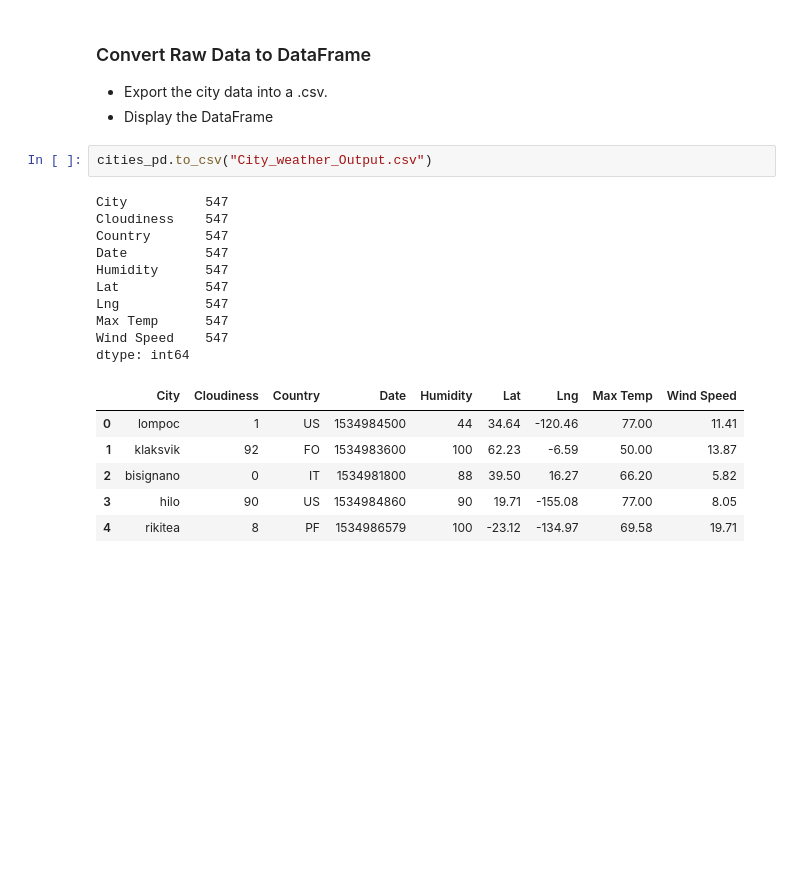
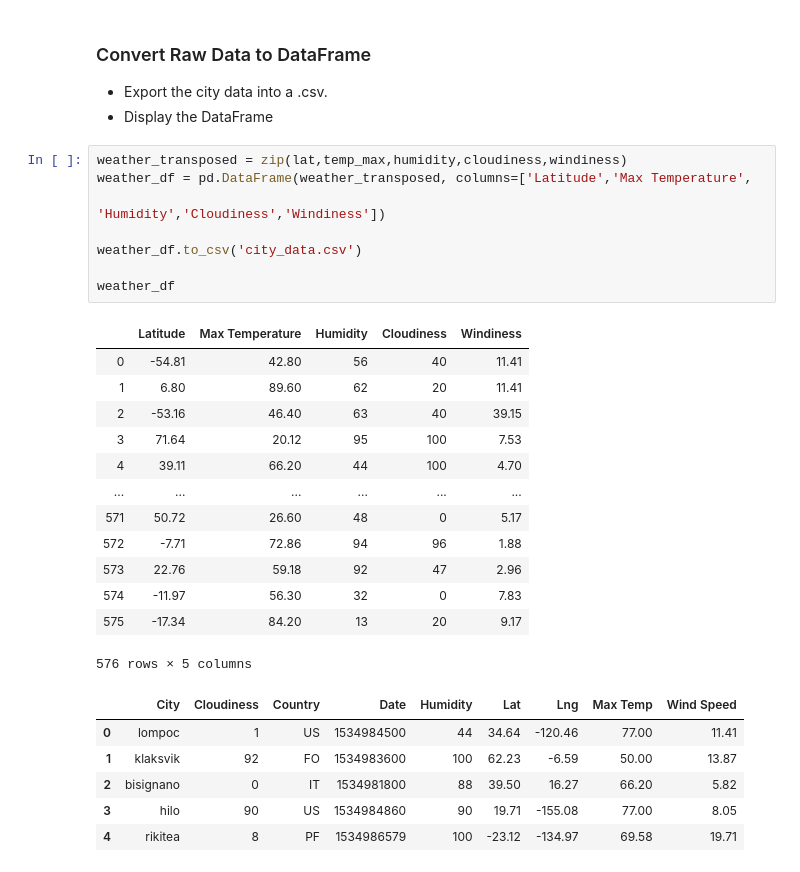
Before and after one commit to jbell69/python-api-challenge, a Jupyter notebook: WeatherPy/WeatherPy.ipynb, the cells around one changed output. Drawn from its saved outputs; the diff is of its cells as text; blank space fills up the shorter version.

```diff
--- a/WeatherPy/WeatherPy.ipynb
+++ b/WeatherPy/WeatherPy.ipynb
@@ -75,19 +117,28 @@ Data Retrieval Complete
 ### Convert Raw Data to DataFrame
 * Export the city data into a .csv.
 * Display the DataFrame
-# %%
-cities_pd.to_csv("City_weather_Output.csv")
-# %% [output]
-City          547
-Cloudiness    547
-Country       547
-Date          547
-Humidity      547
-Lat           547
-Lng           547
-Max Temp      547
-Wind Speed    547
-dtype: int64
+# %%
+weather_transposed = zip(lat,temp_max,humidity,cloudiness,windiness)
+weather_df = pd.DataFrame(weather_transposed, columns=['Latitude','Max Temperature',
+                                                       'Humidity','Cloudiness','Windiness'])
+
+weather_df.to_csv('city_data.csv')
+
+weather_df
+# %% [output]
+|  | Latitude | Max Temperature | Humidity | Cloudiness | Windiness |
+| 0 | -54.81 | 42.80 | 56 | 40 | 11.41 |
+| 1 | 6.80 | 89.60 | 62 | 20 | 11.41 |
+| 2 | -53.16 | 46.40 | 63 | 40 | 39.15 |
+| 3 | 71.64 | 20.12 | 95 | 100 | 7.53 |
+| 4 | 39.11 | 66.20 | 44 | 100 | 4.70 |
+| ... | ... | ... | ... | ... | ... |
+| 571 | 50.72 | 26.60 | 48 | 0 | 5.17 |
+| 572 | -7.71 | 72.86 | 94 | 96 | 1.88 |
+| 573 | 22.76 | 59.18 | 92 | 47 | 2.96 |
+| 574 | -11.97 | 56.30 | 32 | 0 | 7.83 |
+| 575 | -17.34 | 84.20 | 13 | 20 | 9.17 |
+576 rows × 5 columns
 # %%
 # %% [output]
 |  | City | Cloudiness | Country | Date | Humidity | Lat | Lng | Max Temp | Wind Speed |
```
Also changed, not shown: parts of 9 cells of this notebook, 6 other files.
